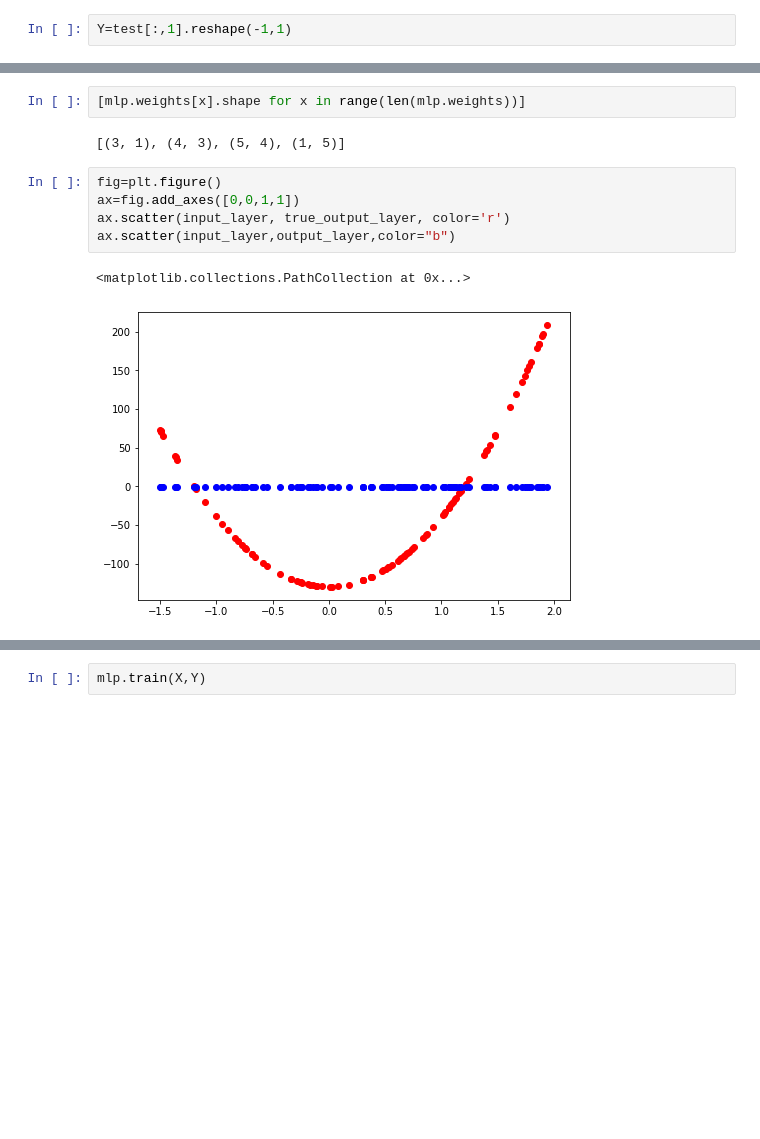
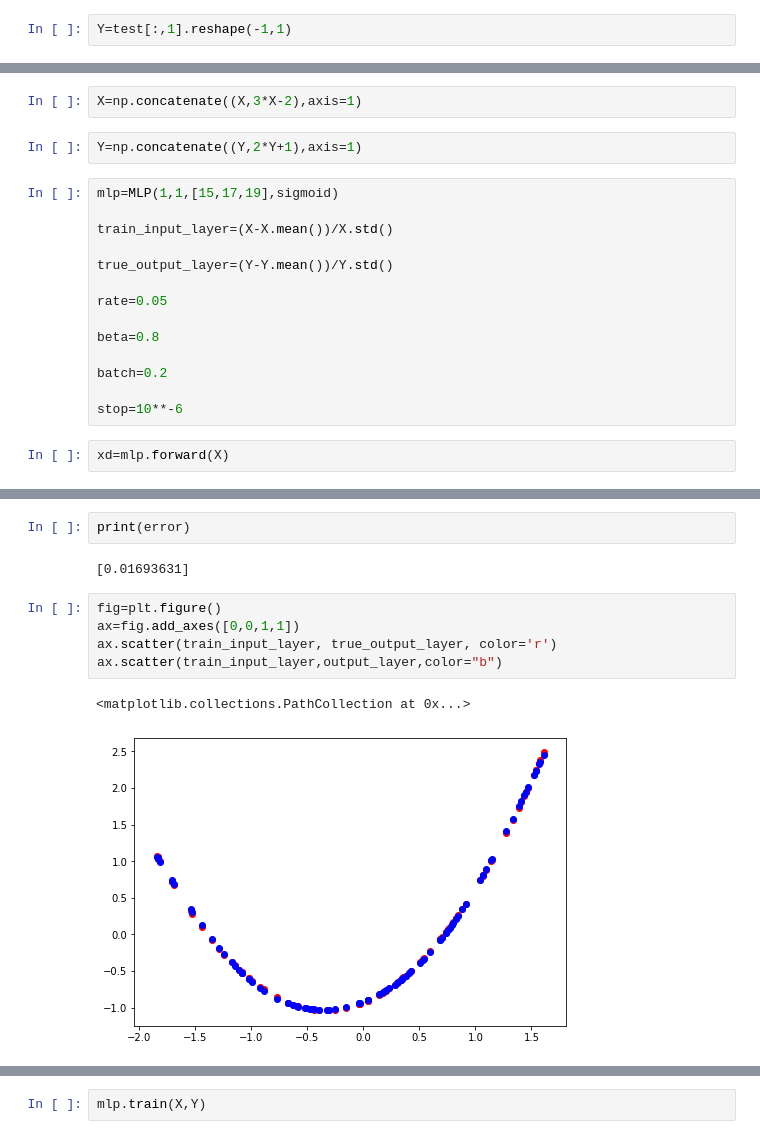
Before and after one commit to wernerolaf/MIO, a Jupyter notebook: MLP.ipynb, the cells around one changed output, grey strips where cells are left out. Cells and saved outputs as stored; diff of their text form; blank space fills up the shorter version.

```diff
--- a/MLP.ipynb
+++ b/MLP.ipynb
@@ -98,0 +127,20 @@ rate=0.01
+# %%
+X=np.concatenate((X,3*X-2),axis=1)
+# %%
+Y=np.concatenate((Y,2*Y+1),axis=1)
+# %%
+mlp=MLP(1,1,[15,17,19],sigmoid)
+
+train_input_layer=(X-X.mean())/X.std()
+
+true_output_layer=(Y-Y.mean())/Y.std()
+
+rate=0.05
+
+beta=0.8
+
+batch=0.2
+
+stop=10**-6
+# %%
+xd=mlp.forward(X)
@@ -140,15 +226,15 @@ ValueError: operands could not be broadcast together with shapes (3,1) (5,4)
-# %%
-[mlp.weights[x].shape for x in range(len(mlp.weights))]
-# %% [output]
-[(3, 1), (4, 3), (5, 4), (1, 5)]
+# %%
+print(error)
+# %% [output]
+[0.01693631]
 # %%
 fig=plt.figure()
 ax=fig.add_axes([0,0,1,1])
-ax.scatter(input_layer, true_output_layer, color='r')
-ax.scatter(input_layer,output_layer,color="b")
+ax.scatter(train_input_layer, true_output_layer, color='r')
+ax.scatter(train_input_layer,output_layer,color="b")
 # %% [output]
 <matplotlib.collections.PathCollection at 0x...>
-[figure, old version]
+[figure, new version]
 # %%
 [mlp.hidden_layers[x].shape for x in range(3)]
 # %% [output]
```
Also changed, not shown: parts of 30 cells of this notebook.
